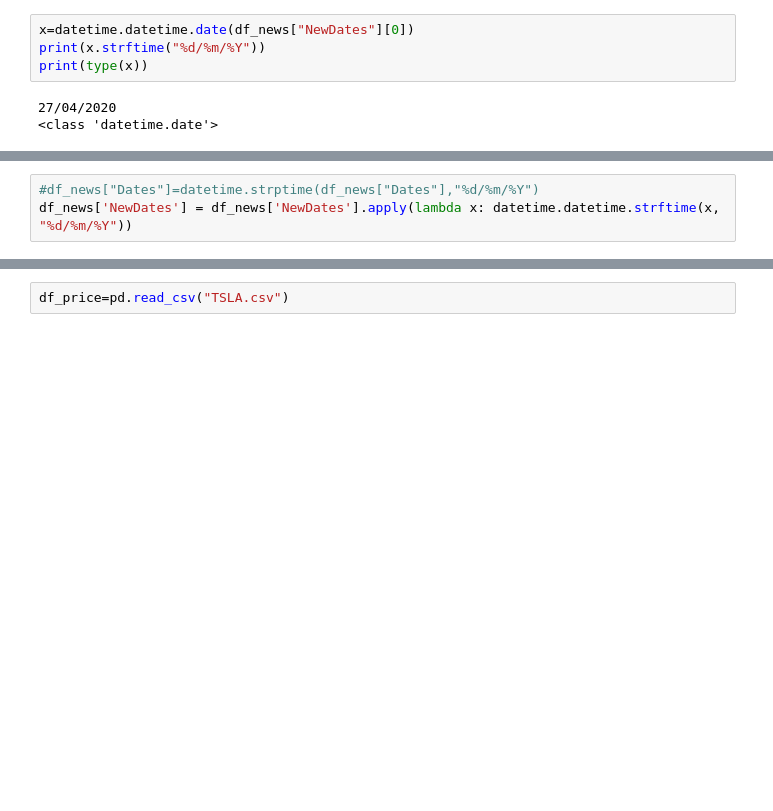
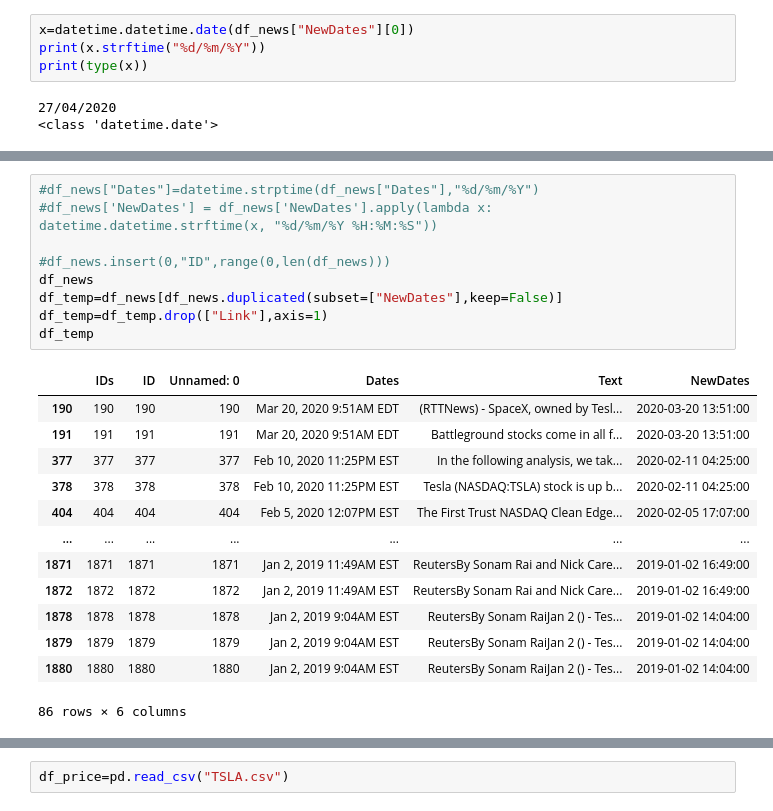
Before and after one commit to enesyuzak/getfinnews, a Jupyter notebook: processNews.ipynb, the cells around one changed output, grey strips where cells are left out. Saved outputs shown, nothing was run; the diff lists cells and outputs as text; blank space fills up the shorter version.

```diff
--- a/processNews.ipynb
+++ b/processNews.ipynb
@@ -78,3 +98,23 @@ print(type(x))
 # %%
 #df_news["Dates"]=datetime.strptime(df_news["Dates"],"%d/%m/%Y")
-df_news['NewDates'] = df_news['NewDates'].apply(lambda x: datetime.datetime.strftime(x, "%d/%m/%Y"))
+#df_news['NewDates'] = df_news['NewDates'].apply(lambda x: datetime.datetime.strftime(x, "%d/%m/%Y %H:%M:%S"))
+
+#df_news.insert(0,"ID",range(0,len(df_news)))
+df_news
+df_temp=df_news[df_news.duplicated(subset=["NewDates"],keep=False)]
+df_temp=df_temp.drop(["Link"],axis=1)
+df_temp
+# %% [output]
+|  | IDs | ID | Unnamed: 0 | Dates | Text | NewDates |
+| 190 | 190 | 190 | 190 | Mar 20, 2020 9:51AM EDT | (RTTNews) - SpaceX, owned by Tesl... | 2020-03-20 13:51:00 |
+| 191 | 191 | 191 | 191 | Mar 20, 2020 9:51AM EDT | Battleground stocks come in all f... | 2020-03-20 13:51:00 |
+| 377 | 377 | 377 | 377 | Feb 10, 2020 11:25PM EST | In the following analysis, we tak... | 2020-02-11 04:25:00 |
+| 378 | 378 | 378 | 378 | Feb 10, 2020 11:25PM EST | Tesla (NASDAQ:TSLA) stock is up b... | 2020-02-11 04:25:00 |
+| 404 | 404 | 404 | 404 | Feb 5, 2020 12:07PM EST | The First Trust NASDAQ Clean Edge... | 2020-02-05 17:07:00 |
+| ... | ... | ... | ... | ... | ... | ... |
+| 1871 | 1871 | 1871 | 1871 | Jan 2, 2019 11:49AM EST | ReutersBy Sonam Rai and Nick Care... | 2019-01-02 16:49:00 |
+| 1872 | 1872 | 1872 | 1872 | Jan 2, 2019 11:49AM EST | ReutersBy Sonam Rai and Nick Care... | 2019-01-02 16:49:00 |
+| 1878 | 1878 | 1878 | 1878 | Jan 2, 2019 9:04AM EST | ReutersBy Sonam RaiJan 2 () - Tes... | 2019-01-02 14:04:00 |
+| 1879 | 1879 | 1879 | 1879 | Jan 2, 2019 9:04AM EST | ReutersBy Sonam RaiJan 2 () - Tes... | 2019-01-02 14:04:00 |
+| 1880 | 1880 | 1880 | 1880 | Jan 2, 2019 9:04AM EST | ReutersBy Sonam RaiJan 2 () - Tes... | 2019-01-02 14:04:00 |
+86 rows × 6 columns
```
Also changed, not shown: parts of 19 cells of this notebook.
